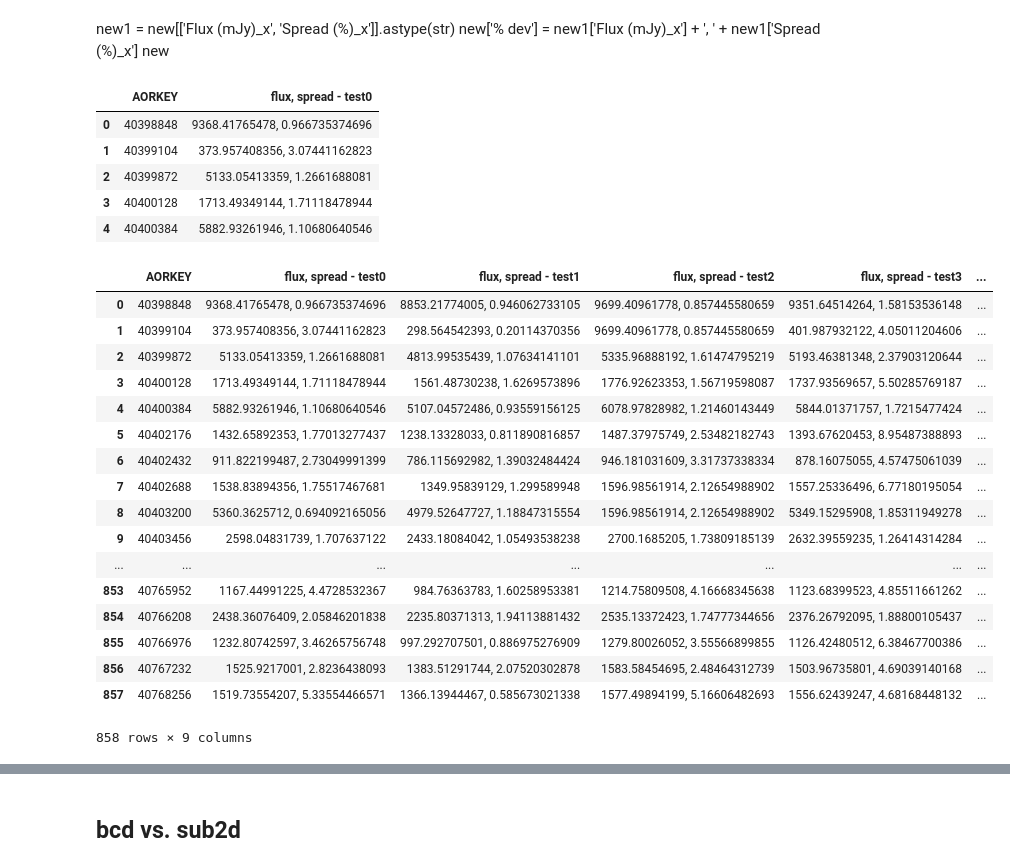
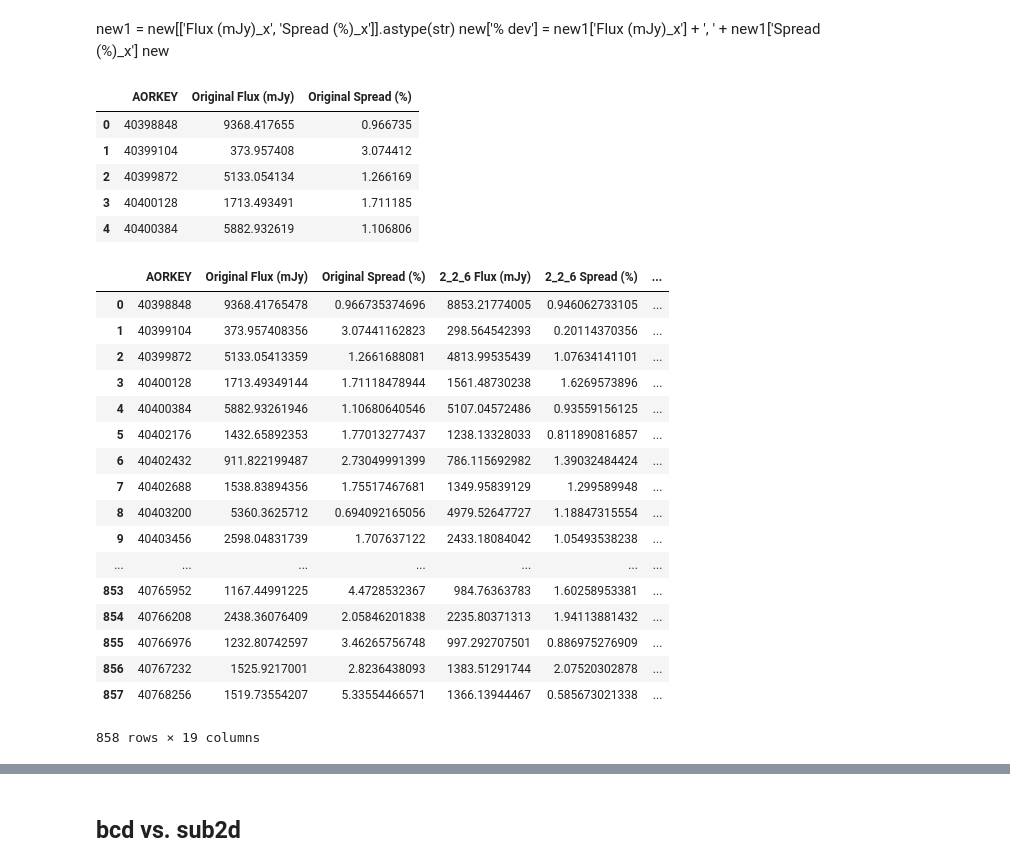
Before and after one commit to eas342/IRAC_photometry, a Jupyter notebook: Experiments/Code Testing.ipynb, the cells around one changed output, grey strips where cells are left out. Cells and saved outputs as stored; diff of their text form; code cells hidden in the pictures.

```diff
--- a/Experiments/Code Testing.ipynb
+++ b/Experiments/Code Testing.ipynb
@@ -98,8 +98,9 @@ ap.plot(color = 'r', linewidth = 2)
 # %% [markdown]
 ## MK test comparison
 # %%
+tName = ['Original', '2_2_6', 'Systematics', 'bcd1', 'bcd32', 'bcd64', '5_5_10', 'Different Sky Subtraction', 'r5, medBCD']
 test0 = pd.read_csv('../Reduction_Data_&_Logs/run15_aor_data.csv')
-for i in range(1,8):
+for i in range(1,9):
     globals()['test%i' % i] = pd.read_csv('../Reduction_Data_&_Logs/mk_test%i_aor_data.csv' % i)
 # %%
 test0.head()
@@ -119,44 +120,42 @@ new['% dev'] = new1['Flux (mJy)_x'] + ', ' + new1['Spread (%)_x']
 new
 # %%
 def right_cols(df, tab):
-    new_flux = 'flux' + tab
-    new_spread = 'spread' + tab
-    new_col = 'flux, spread - test%s' % tab
+    new_flux = tName[tab] + ' Flux (mJy)'
+    new_spread = tName[tab] + ' Spread (%)'
     df = df.rename(columns={'Flux (mJy)': new_flux, 'Spread (%)': new_spread})
-    df = df.astype(str)
-    df[new_col] = df[new_flux] + ', ' + df[new_spread]
-    return df[['AORKEY', new_col]]
-right_cols(test0, '0').head()
+    df = df[['AORKEY', new_flux, new_spread]].apply(pd.to_numeric)
+    return df
+right_cols(test0, 0).head()
 # %% [output]
-|  | AORKEY | flux, spread - test0 |
-| 0 | 40398848 | 9368.41765478, 0.966735374696 |
-| 1 | 40399104 | 373.957408356, 3.07441162823 |
-| 2 | 40399872 | 5133.05413359, 1.2661688081 |
-| 3 | 40400128 | 1713.49349144, 1.71118478944 |
-| 4 | 40400384 | 5882.93261946, 1.10680640546 |
+|  | AORKEY | Original Flux (mJy) | Original Spread (%) |
+| 0 | 40398848 | 9368.417655 | 0.966735 |
+| 1 | 40399104 | 373.957408 | 3.074412 |
+| 2 | 40399872 | 5133.054134 | 1.266169 |
+| 3 | 40400128 | 1713.493491 | 1.711185 |
+| 4 | 40400384 | 5882.932619 | 1.106806 |
 # %%
-tabA = right_cols(test0, '0').astype(str)
-for i in range(7):
-    tabB = right_cols(globals()['test%i' % (i+1)], str(i+1)).astype(str)
+tabA = right_cols(test0, 0).astype(str)
+for i in range(8):
+    tabB = right_cols(globals()['test%i' % (i+1)], i+1).astype(str)
     new1 = pd.merge(tabA, tabB, on = 'AORKEY')
     tabA = new1
 new1
 # %% [output]
-|  | AORKEY | flux, spread - test0 | flux, spread - test1 | flux, spread - test2 | flux, spread - test3 | ... |
-| 0 | 40398848 | 9368.41765478, 0.966735374696 | 8853.21774005, 0.946062733105 | 9699.40961778, 0.857445580659 | 9351.64514264, 1.58153536148 | ... |
-| 1 | 40399104 | 373.957408356, 3.07441162823 | 298.564542393, 0.20114370356 | 9699.40961778, 0.857445580659 | 401.987932122, 4.05011204606 | ... |
-| 2 | 40399872 | 5133.05413359, 1.2661688081 | 4813.99535439, 1.07634141101 | 5335.96888192, 1.61474795219 | 5193.46381348, 2.37903120644 | ... |
-| 3 | 40400128 | 1713.49349144, 1.71118478944 | 1561.48730238, 1.6269573896 | 1776.92623353, 1.56719598087 | 1737.93569657, 5.50285769187 | ... |
-| 4 | 40400384 | 5882.93261946, 1.10680640546 | 5107.04572486, 0.93559156125 | 6078.97828982, 1.21460143449 | 5844.01371757, 1.7215477424 | ... |
-| 5 | 40402176 | 1432.65892353, 1.77013277437 | 1238.13328033, 0.811890816857 | 1487.37975749, 2.53482182743 | 1393.67620453, 8.95487388893 | ... |
-| 6 | 40402432 | 911.822199487, 2.73049991399 | 786.115692982, 1.39032484424 | 946.181031609, 3.31737338334 | 878.16075055, 4.57475061039 | ... |
-| 7 | 40402688 | 1538.83894356, 1.75517467681 | 1349.95839129, 1.299589948 | 1596.98561914, 2.12654988902 | 1557.25336496, 6.77180195054 | ... |
-| 8 | 40403200 | 5360.3625712, 0.694092165056 | 4979.52647727, 1.18847315554 | 1596.98561914, 2.12654988902 | 5349.15295908, 1.85311949278 | ... |
-| 9 | 40403456 | 2598.04831739, 1.707637122 | 2433.18084042, 1.05493538238 | 2700.1685205, 1.73809185139 | 2632.39559235, 1.26414314284 | ... |
+|  | AORKEY | Original Flux (mJy) | Original Spread (%) | 2_2_6 Flux (mJy) | 2_2_6 Spread (%) | ... |
+| 0 | 40398848 | 9368.41765478 | 0.966735374696 | 8853.21774005 | 0.946062733105 | ... |
+| 1 | 40399104 | 373.957408356 | 3.07441162823 | 298.564542393 | 0.20114370356 | ... |
+| 2 | 40399872 | 5133.05413359 | 1.2661688081 | 4813.99535439 | 1.07634141101 | ... |
+| 3 | 40400128 | 1713.49349144 | 1.71118478944 | 1561.48730238 | 1.6269573896 | ... |
+| 4 | 40400384 | 5882.93261946 | 1.10680640546 | 5107.04572486 | 0.93559156125 | ... |
+| 5 | 40402176 | 1432.65892353 | 1.77013277437 | 1238.13328033 | 0.811890816857 | ... |
+| 6 | 40402432 | 911.822199487 | 2.73049991399 | 786.115692982 | 1.39032484424 | ... |
+| 7 | 40402688 | 1538.83894356 | 1.75517467681 | 1349.95839129 | 1.299589948 | ... |
+| 8 | 40403200 | 5360.3625712 | 0.694092165056 | 4979.52647727 | 1.18847315554 | ... |
+| 9 | 40403456 | 2598.04831739 | 1.707637122 | 2433.18084042 | 1.05493538238 | ... |
 | ... | ... | ... | ... | ... | ... | ... |
-| 853 | 40765952 | 1167.44991225, 4.4728532367 | 984.76363783, 1.60258953381 | 1214.75809508, 4.16668345638 | 1123.68399523, 4.85511661262 | ... |
-| 854 | 40766208 | 2438.36076409, 2.05846201838 | 2235.80371313, 1.94113881432 | 2535.13372423, 1.74777344656 | 2376.26792095, 1.88800105437 | ... |
-| 855 | 40766976 | 1232.80742597, 3.46265756748 | 997.292707501, 0.886975276909 | 1279.80026052, 3.55566899855 | 1126.42480512, 6.38467700386 | ... |
-| 856 | 40767232 | 1525.9217001, 2.8236438093 | 1383.51291744, 2.07520302878 | 1583.58454695, 2.48464312739 | 1503.96735801, 4.69039140168 | ... |
-| 857 | 40768256 | 1519.73554207, 5.33554466571 | 1366.13944467, 0.585673021338 | 1577.49894199, 5.16606482693 | 1556.62439247, 4.68168448132 | ... |
+| 853 | 40765952 | 1167.44991225 | 4.4728532367 | 984.76363783 | 1.60258953381 | ... |
+| 854 | 40766208 | 2438.36076409 | 2.05846201838 | 2235.80371313 | 1.94113881432 | ... |
+| 855 | 40766976 | 1232.80742597 | 3.46265756748 | 997.292707501 | 0.886975276909 | ... |
+| 856 | 40767232 | 1525.9217001 | 2.8236438093 | 1383.51291744 | 2.07520302878 | ... |
+| 857 | 40768256 | 1519.73554207 | 5.33554466571 | 1366.13944467 | 0.585673021338 | ... |
-858 rows × 9 columns
+858 rows × 19 columns
```
Also changed, not shown: parts of 2 cells of this notebook, 10 other files.
